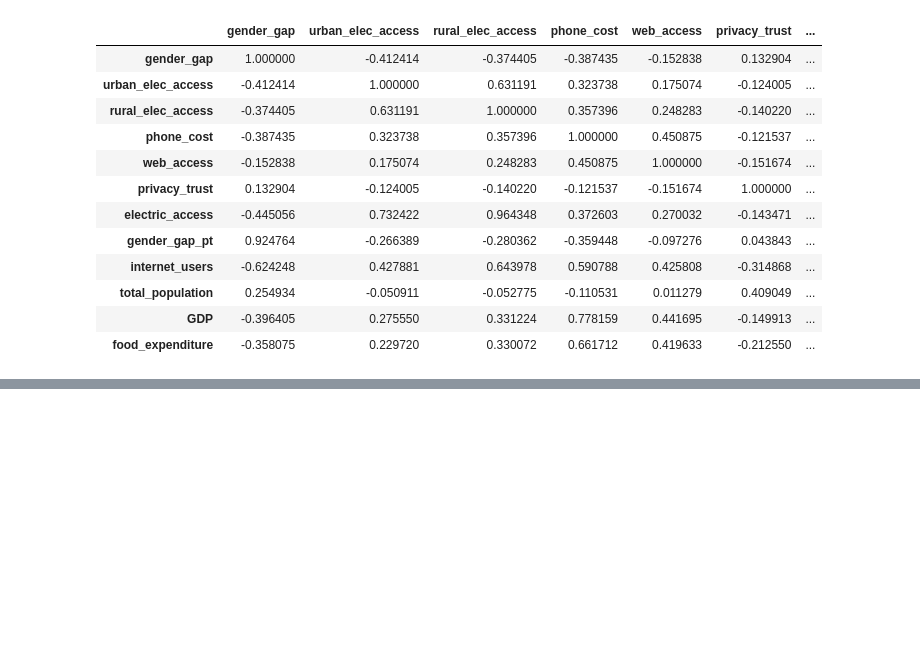
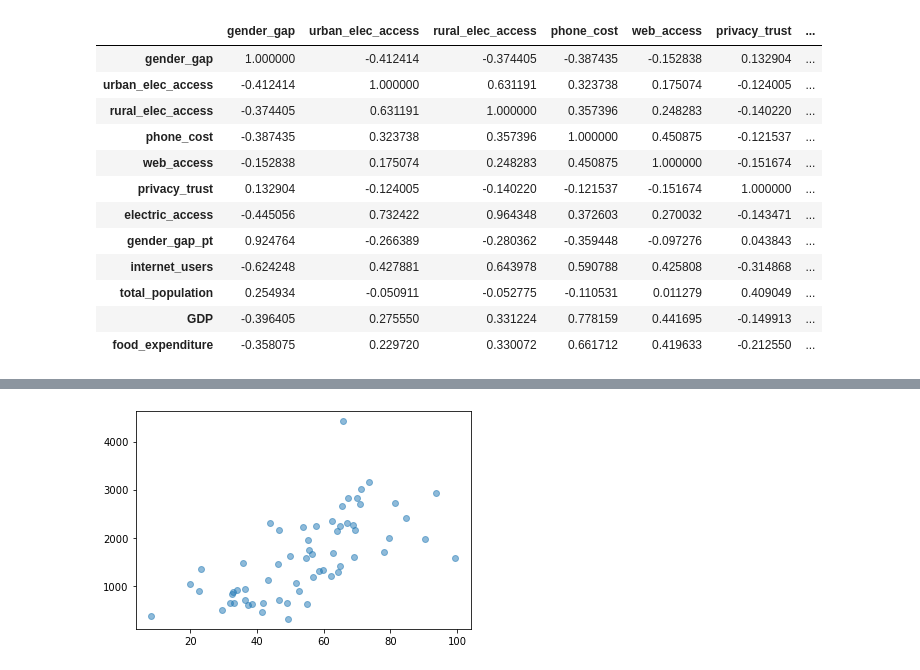
Before and after one commit to tklausner/info2950-project, a Jupyter notebook: INFO2950_Project.ipynb, the cells around one changed output, grey strips where cells are left out. Saved outputs shown, nothing was run; the diff lists cells and outputs as text; code cells hidden in the pictures; blank space fills up the shorter version.

```diff
--- a/INFO2950_Project.ipynb
+++ b/INFO2950_Project.ipynb
@@ -209,0 +217,5 @@ if_data.corr()
+# %%
+plt.scatter(if_data['phone_cost'],if_data['food_expenditure'], alpha=0.5)
+plt.show()
+# %% [output]
+[figure, added]
```
Also changed, not shown: parts of 10 cells of this notebook.
